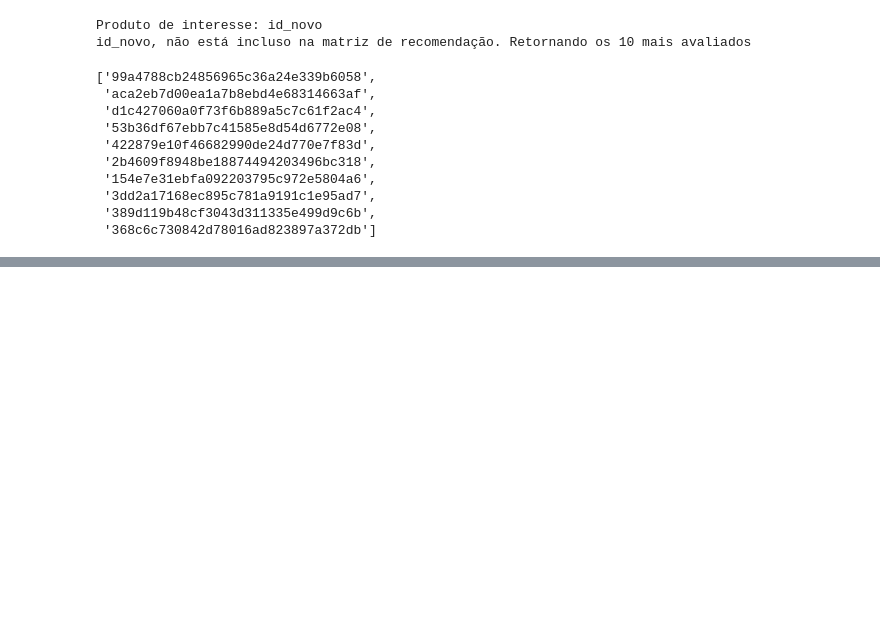
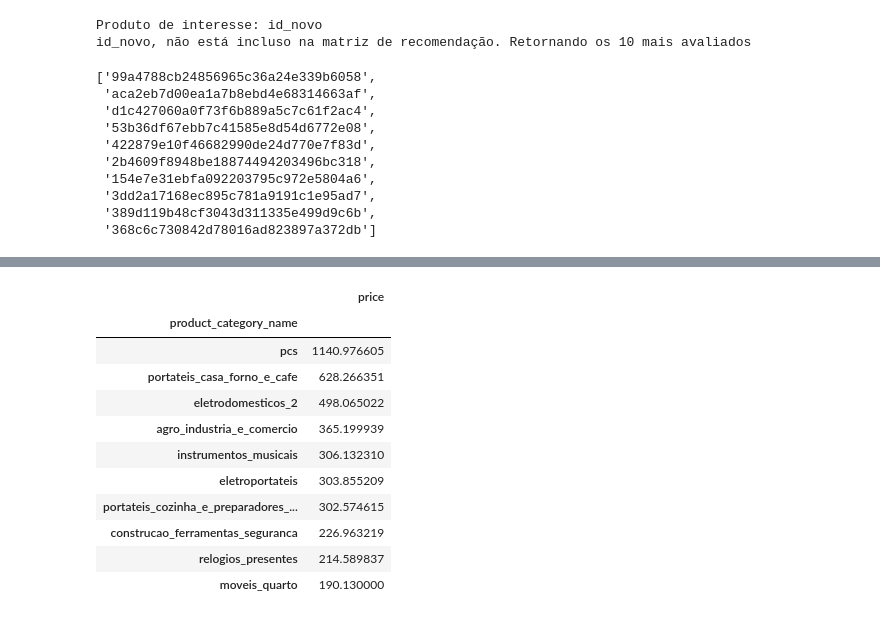
Before and after one commit to felipeaugustogudes/day7_dnc_dex, a Jupyter notebook: day7_felipe_rid2031.ipynb, the cells around one changed output, grey strips where cells are left out. Cells and saved outputs as stored; diff of their text form; code cells hidden in the pictures; blank space fills up the shorter version.

```diff
--- a/day7_felipe_rid2031.ipynb
+++ b/day7_felipe_rid2031.ipynb
@@ -415,0 +465,19 @@ id_novo, não está incluso na matriz de recomendação. Retornando os 10 mais a
+# %%
+ratings_explicit = df_esp[df_esp['price'] != 0]
+ratings_sum = pd.DataFrame(ratings_explicit.groupby(['product_category_name'])['price'].mean())
+top10 = ratings_sum.sort_values('price', ascending = False).head(10)
+top10.rename(columns={'price': 'price'},inplace=True)
+top10
+# %% [output]
+|  | price |
+| product_category_name |  |
+| pcs | 1140.976605 |
+| portateis_casa_forno_e_cafe | 628.266351 |
+| eletrodomesticos_2 | 498.065022 |
+| agro_industria_e_comercio | 365.199939 |
+| instrumentos_musicais | 306.132310 |
+| eletroportateis | 303.855209 |
+| portateis_cozinha_e_preparadores_... | 302.574615 |
+| construcao_ferramentas_seguranca | 226.963219 |
+| relogios_presentes | 214.589837 |
+| moveis_quarto | 190.130000 |
```
Also changed, not shown: parts of 5 cells of this notebook, 1 other file.
